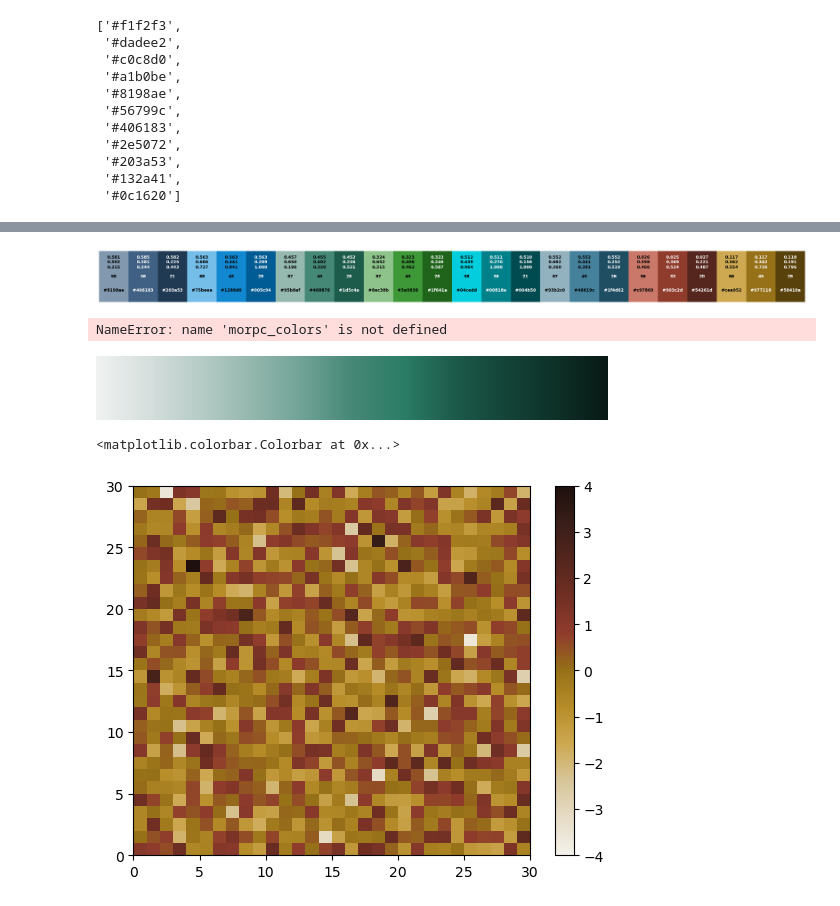
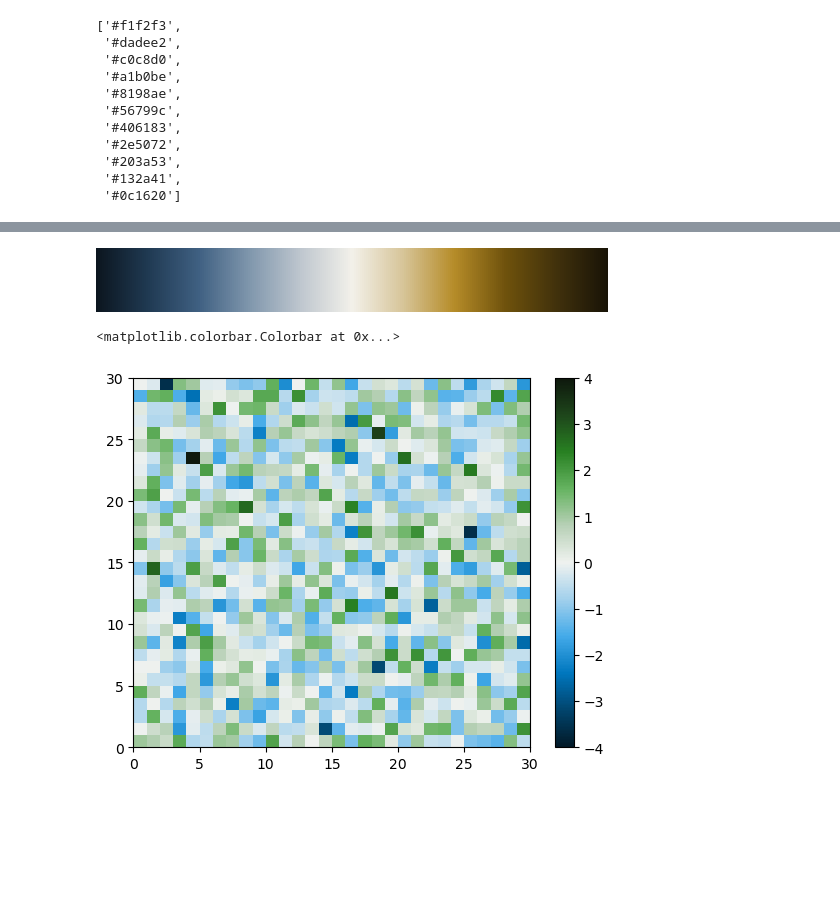
Before and after one commit to morpc/morpc-py, a Jupyter notebook: docs/morpc-color-demo.ipynb, the cells around one changed output, grey strips where cells are left out. Cells and saved outputs as stored; diff of their text form; code cells hidden in the pictures; blank space fills up the shorter version.

```diff
--- a/docs/morpc-color-demo.ipynb
+++ b/docs/morpc-color-demo.ipynb
@@ -93,17 +44,7 @@ import itertools
-# %%
-morpc.plot_from_hex_list([x for x in itertools.chain.from_iterable([list for list in all_hex])])
-# %% [output]
-[figure, removed]
-# %%
-cmaps={}
-for color in morpc_colors:
-    cmaps[color] = morpc.get_continuous_cmap(morpc_colors[color]['gradient']['hex'])
-# %% [output]
-NameError: name 'morpc_colors' is not defined
 # %%
-cmaps['darkgreen']
+morpc.get_colors().DIV(['darkblue', 'gold']).cmap
 # %% [output]
-[figure, old version]
+[figure, new version]
 # %%
 import numpy as np
 import matplotlib.pyplot as plt
@@ -111,11 +52,11 @@ import matplotlib.pyplot as plt
 np.random.seed(19680801)
 data = np.random.randn(30, 30)
 fig, ax = plt.subplots()
-psm = ax.pcolormesh(data, cmap=cmaps['darkgreen'], rasterized=True, vmin=-4, vmax=4)
+psm = ax.pcolormesh(data, cmap=morpc.get_colors().DIV(['blue', 'lightgreen']).cmap, rasterized=True, vmin=-4, vmax=4)
 fig.colorbar(psm, ax=ax)
 # %% [output]
 <matplotlib.colorbar.Colorbar at 0x...>
-[figure, old version]
+[figure, new version]
 # %%
 from daltonize import daltonize
 daltonize.simulate_mpl(fig, color_deficit='p')
```
Also changed, not shown: parts of 12 cells of this notebook, 1 other file.
